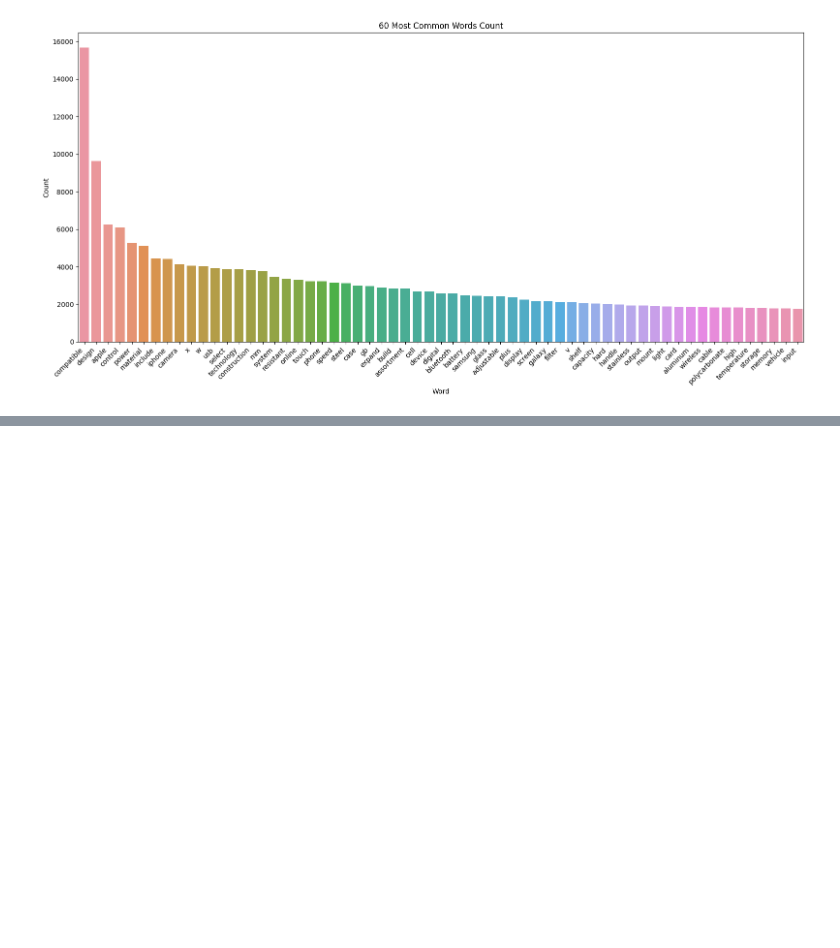
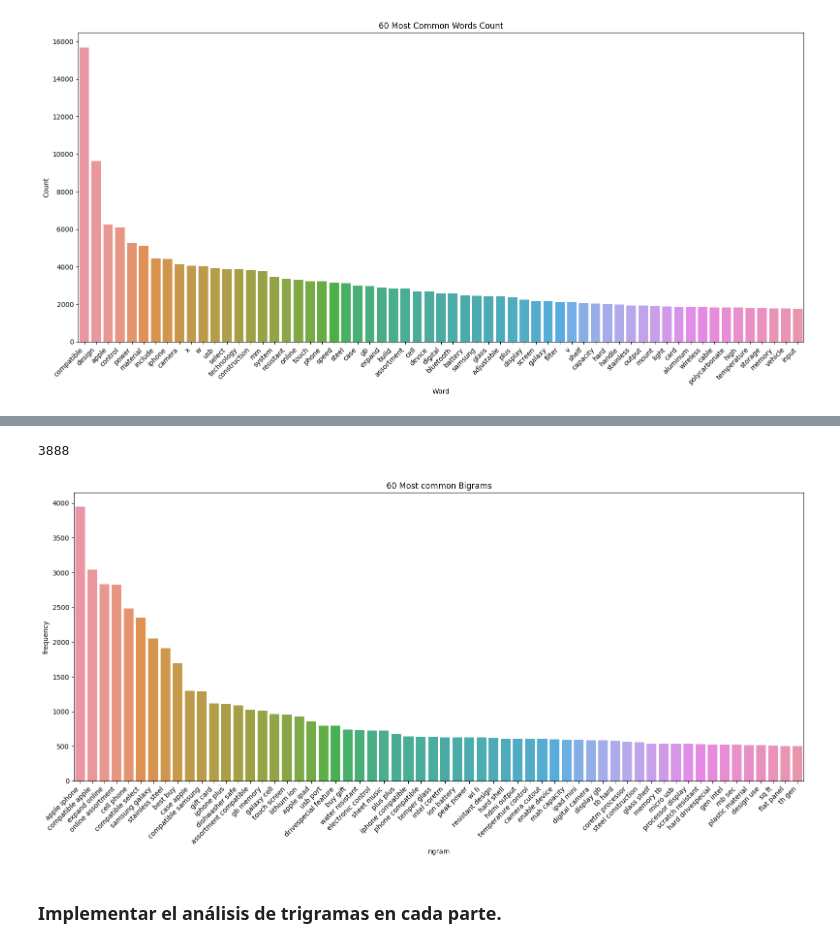
Before and after one commit to christian180492/e_commerce_categorization, a Jupyter notebook: EDA.ipynb, the cells around one changed output, grey strips where cells are left out. Cells and saved outputs as stored; diff of their text form; code cells hidden in the pictures; blank space fills up the shorter version.

```diff
--- a/EDA.ipynb
+++ b/EDA.ipynb
@@ -315,0 +419,3 @@ plt.show()
+# %%
+if len(current_dataframe) > 0:
+    dataframe_list.append(current_dataframe)
@@ -315,0 +437,22 @@ plt.show()
+# %%
+from sklearn.feature_extraction.text import CountVectorizer
+def get_ngram_freq(n, df):
+    vec = CountVectorizer(stop_words=stop_words, ngram_range=(n,n))
+
+    bow = vec.fit_transform(df['Descriptions'])
+
+    count_values = bow.toarray().sum(axis=0)
+
+    ngram_freq = pd.DataFrame([(count_values[i], k) for k, i in vec.vocabulary_.items()])
+    ngram_freq.columns = ["frequency", "ngram"]
+    ngram_freq.sort_values(by = "frequency",  ascending = False, inplace = True)
+
+    return ngram_freq
+# %%
+bigram_dataframe = pd.DataFrame(columns=["frequency", "ngram"])
+
+for dafra in dataframe_list:
+    bigram_aux = get_ngram_freq(2, dafra)
+    bigram_dataframe = pd.concat([bigram_dataframe, bigram_aux[0:1000]], axis=0)
+
+bigram_dataframe.head()
@@ -315,0 +470,5 @@ plt.show()
+# %%
+bigram_dataframe_grouped = bigram_dataframe.groupby('ngram').sum()
+bigram_dataframe_grouped.sort_values('frequency', ascending=False, inplace=True)
+bigram_dataframe_grouped.reset_index(inplace=True)
+bigram_dataframe_grouped.head()
@@ -315,0 +491,18 @@ plt.show()
+# %%
+len(bigram_dataframe_grouped)
+# %% [output]
+3888
+# %%
+val_max = 60
+ngram_grouped_plot = bigram_dataframe_grouped[0:val_max].copy()
+title = f'{val_max} Most common Bigrams'
+plt.figure(figsize=(16, 8))
+sns.barplot(data=ngram_grouped_plot, x='ngram', y='frequency')
+plt.title(title)
+plt.xticks(rotation=45, ha='right')
+plt.tight_layout()
+plt.show()
+# %% [output]
+[figure, added]
+# %% [markdown]
+### Implementar el análisis de trigramas en cada parte.
```
Also changed, not shown: parts of 30 cells of this notebook.
